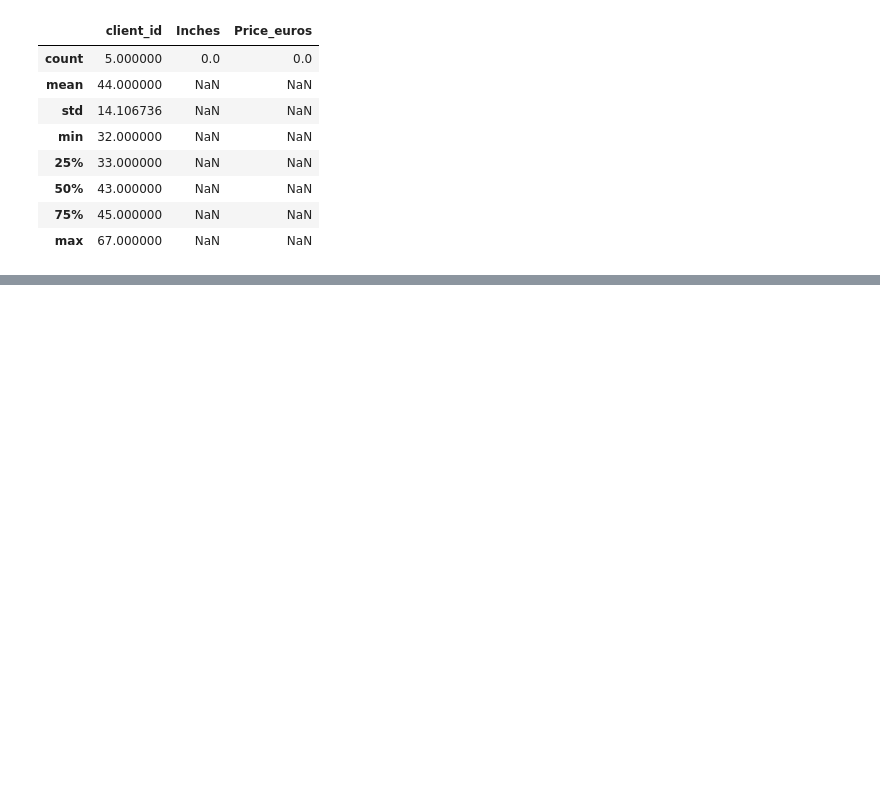
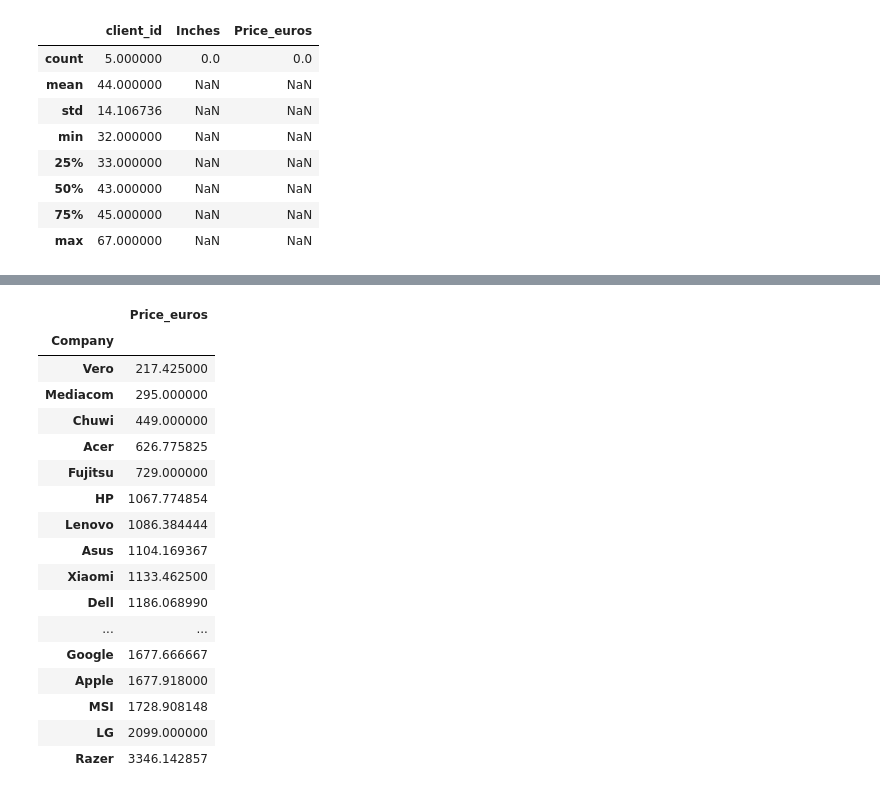
Before and after one commit to kudaevalyudmila1/Python-Analytics, a Jupyter notebook: Seminar3.ipynb, the cells around one changed output, grey strips where cells are left out. Saved outputs shown, nothing was run; the diff lists cells and outputs as text; code cells hidden in the pictures; blank space fills up the shorter version.

```diff
--- a/Seminar3.ipynb
+++ b/Seminar3.ipynb
@@ -199,7 +199,7 @@ clients = pd.DataFrame({
  'laptop_id': [506, 398, 710, 120, 1999]
 })
 # %%
-df = pd.read_csv('./laptop_price.csv', sep=',', encoding='windows-1251')
+df = pd.read_csv('./laptop_price1.csv', sep=',')
 df.head()
 # %% [output]
 |  | laptop_ID | Company | Product | TypeName | Inches | ScreenResolution | Cpu | Ram | Memory | Gpu | ... |
@@ -210,0 +214,21 @@ df.head()
+# %%
+df.groupby('Company').agg({'Price_euros':'mean'}).sort_values('Price_euros')
+# %% [output]
+|  | Price_euros |
+| Company |  |
+| Vero | 217.425000 |
+| Mediacom | 295.000000 |
+| Chuwi | 449.000000 |
+| Acer | 626.775825 |
+| Fujitsu | 729.000000 |
+| HP | 1067.774854 |
+| Lenovo | 1086.384444 |
+| Asus | 1104.169367 |
+| Xiaomi | 1133.462500 |
+| Dell | 1186.068990 |
+| ... | ... |
+| Google | 1677.666667 |
+| Apple | 1677.918000 |
+| MSI | 1728.908148 |
+| LG | 2099.000000 |
+| Razer | 3346.142857 |
```
Also changed, not shown: parts of 2 cells of this notebook, 2 other files.
